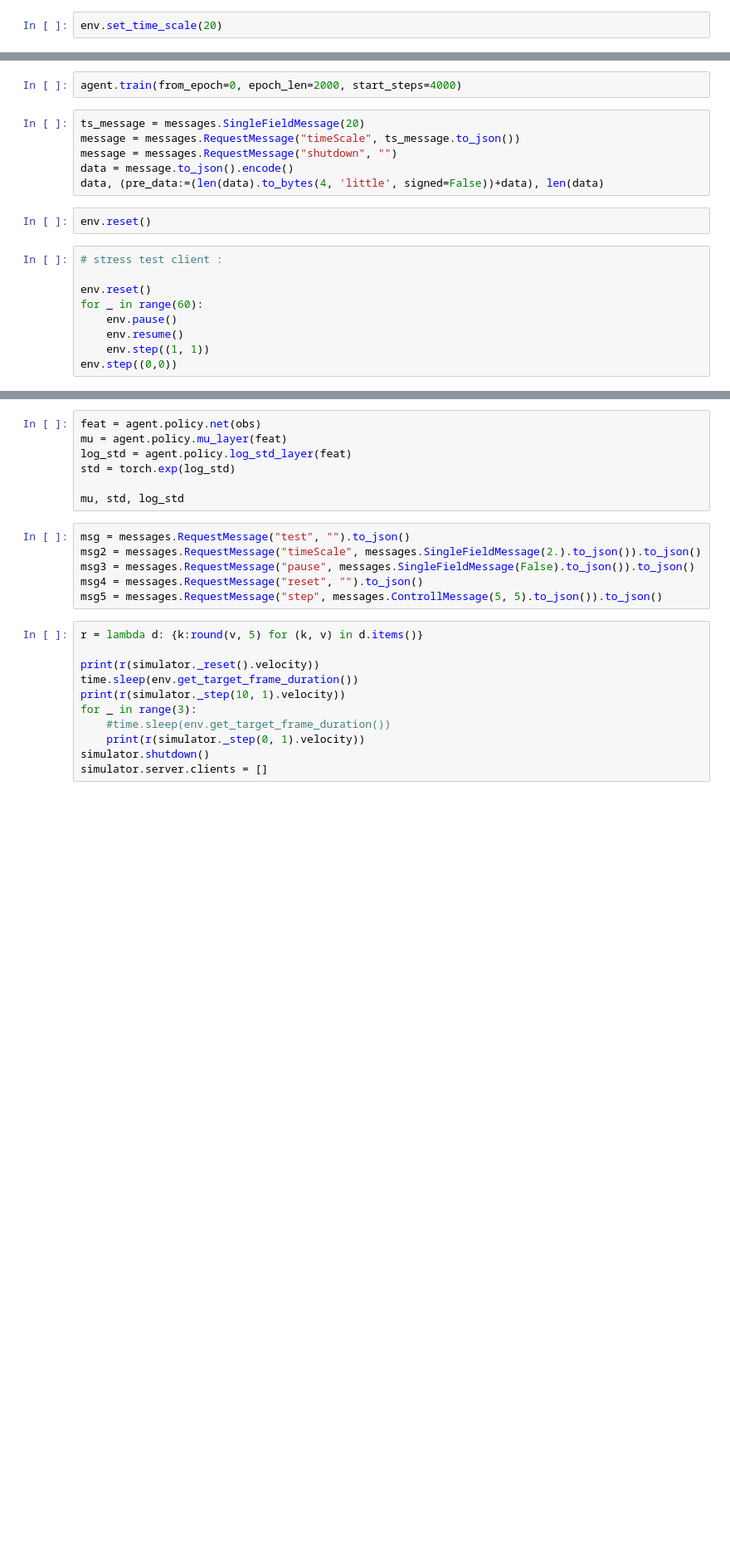
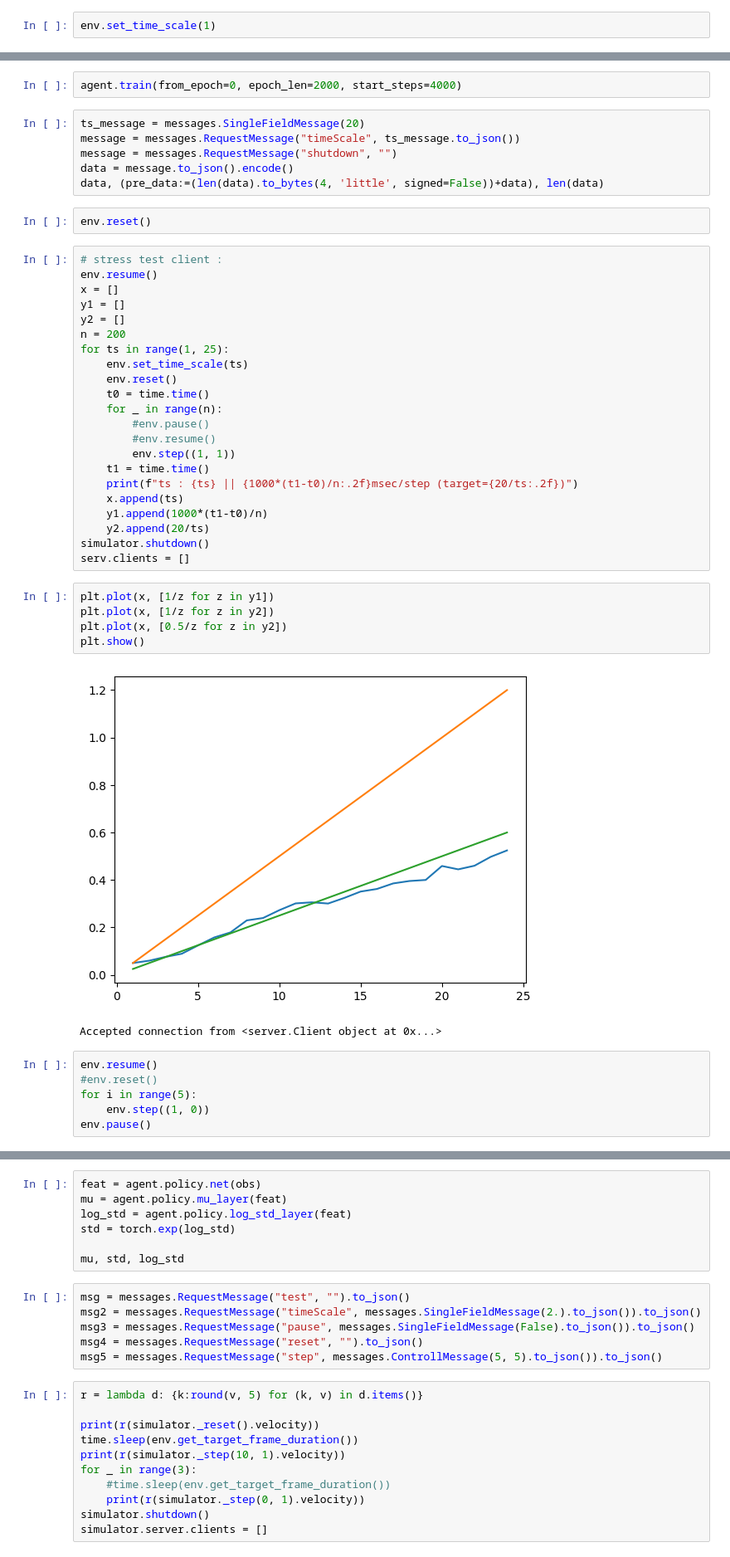
Before and after one commit to nicolasrblt/RL, a Jupyter notebook: python/test.ipynb, the cells around one changed output, grey strips where cells are left out. Shown at 83% size. Saved outputs shown, nothing was run; the diff lists cells and outputs as text; blank space fills up the shorter version.

```diff
--- a/python/test.ipynb
+++ b/python/test.ipynb
@@ -27,5 +30,5 @@ serv = simulator.server
 # %%
-env.set_time_scale(20)
+env.set_time_scale(1)
 # %%
 serv.clients[0].socket.sendall(pre_data)
 # %%
@@ -38,12 +41,39 @@ data = message.to_json().encode()
 data, (pre_data:=(len(data).to_bytes(4, 'little', signed=False))+data), len(data)
 # %%
 env.reset()
+# %%
+# stress test client :
+env.resume()
+x = []
+y1 = []
+y2 = []
+n = 200
+for ts in range(1, 25):
+    env.set_time_scale(ts)
+    env.reset()
+    t0 = time.time()
+    for _ in range(n):
+        #env.pause()
+        #env.resume()
+        env.step((1, 1))
+    t1 = time.time()
+    print(f"ts : {ts} || {1000*(t1-t0)/n:.2f}msec/step (target={20/ts:.2f})")
+    x.append(ts)
+    y1.append(1000*(t1-t0)/n)
+    y2.append(20/ts)
+simulator.shutdown()
+serv.clients = []
+# %%
+plt.plot(x, [1/z for z in y1])
+plt.plot(x, [1/z for z in y2])
+plt.plot(x, [0.5/z for z in y2])
+plt.show()
+# %% [output]
+[figure, added]
+Accepted connection from <server.Client object at 0x...>
 # %%
-# stress test client :
-
-env.reset()
-for _ in range(60):
-    env.pause()
-    env.resume()
-    env.step((1, 1))
-env.step((0,0))
+env.resume()
+#env.reset()
+for i in range(5):
+    env.step((1, 0))
+env.pause()
```
Also changed, not shown: parts of 6 cells of this notebook, 15 other files.
